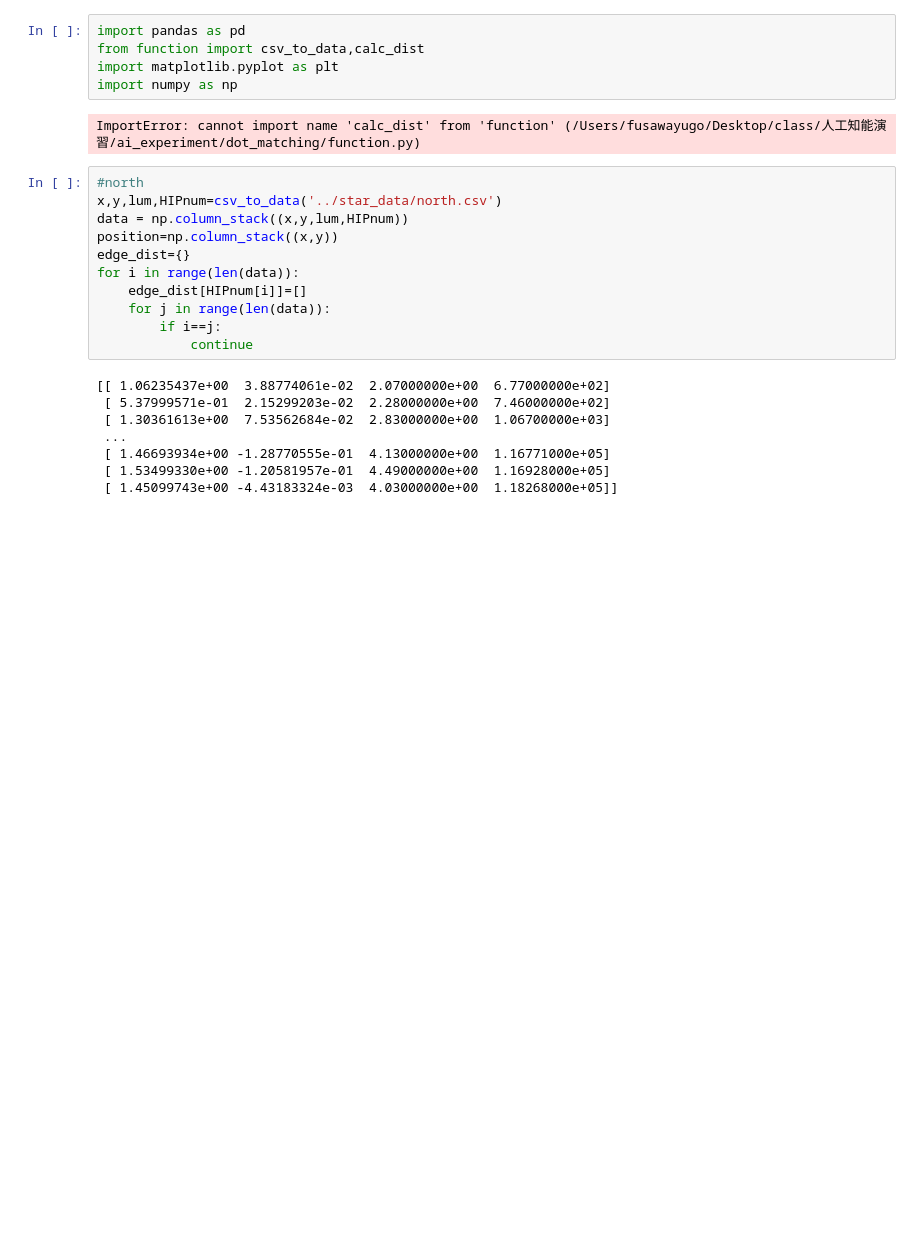
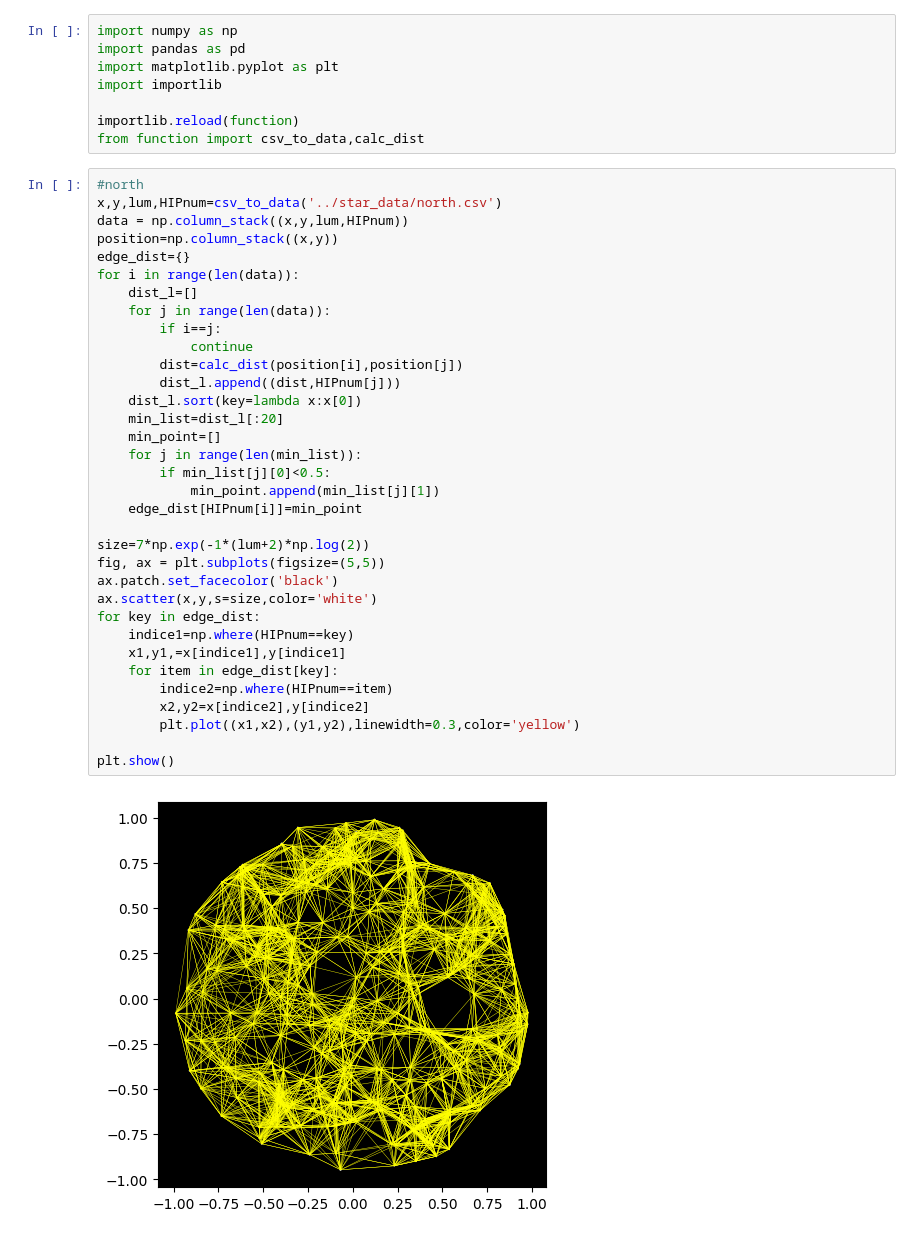
Before and after one commit to fusawa-yugo/Star-Plot, a Jupyter notebook: dot_matching/edge_create.ipynb, the cells around one changed output. Drawn from its saved outputs; the diff is of its cells as text; blank space fills up the shorter version.

```diff
--- a/dot_matching/edge_create.ipynb
+++ b/dot_matching/edge_create.ipynb
@@ -1,26 +8,44 @@
 # %%
+import numpy as np
 import pandas as pd
+import matplotlib.pyplot as plt
+import importlib
+
+importlib.reload(function)
 from function import csv_to_data,calc_dist
-import matplotlib.pyplot as plt
-import numpy as np
-# %% [output]
-ImportError: cannot import name 'calc_dist' from 'function' (/Users/fusawayugo/Desktop/class/人工知能演習/ai_experiment/dot_matching/function.py)
-# %%
-#north
-x,y,lum,HIPnum=csv_to_data('../star_data/north.csv')
-data = np.column_stack((x,y,lum,HIPnum))
-position=np.column_stack((x,y))
-edge_dist={}
-for i in range(len(data)):
-    edge_dist[HIPnum[i]]=[]
-    for j in range(len(data)):
-        if i==j:
-            continue
-# %% [output]
-[[ 1.06235437e+00  3.88774061e-02  2.07000000e+00  6.77000000e+02]
- [ 5.37999571e-01  2.15299203e-02  2.28000000e+00  7.46000000e+02]
- [ 1.30361613e+00  7.53562684e-02  2.83000000e+00  1.06700000e+03]
- ...
- [ 1.46693934e+00 -1.28770555e-01  4.13000000e+00  1.16771000e+05]
- [ 1.53499330e+00 -1.20581957e-01  4.49000000e+00  1.16928000e+05]
- [ 1.45099743e+00 -4.43183324e-03  4.03000000e+00  1.18268000e+05]]
+# %%
+#north
+x,y,lum,HIPnum=csv_to_data('../star_data/north.csv')
+data = np.column_stack((x,y,lum,HIPnum))
+position=np.column_stack((x,y))
+edge_dist={}
+for i in range(len(data)):
+    dist_l=[]
+    for j in range(len(data)):
+        if i==j:
+            continue
+        dist=calc_dist(position[i],position[j])
+        dist_l.append((dist,HIPnum[j]))
+    dist_l.sort(key=lambda x:x[0])
+    min_list=dist_l[:20]
+    min_point=[]
+    for j in range(len(min_list)):
+        if min_list[j][0]<0.5:
+            min_point.append(min_list[j][1])
+    edge_dist[HIPnum[i]]=min_point
+
+size=7*np.exp(-1*(lum+2)*np.log(2))
+fig, ax = plt.subplots(figsize=(5,5))
+ax.patch.set_facecolor('black')
+ax.scatter(x,y,s=size,color='white')
+for key in edge_dist:
+    indice1=np.where(HIPnum==key)
+    x1,y1,=x[indice1],y[indice1]
+    for item in edge_dist[key]:
+        indice2=np.where(HIPnum==item)
+        x2,y2=x[indice2],y[indice2]
+        plt.plot((x1,x2),(y1,y2),linewidth=0.3,color='yellow')
+
+plt.show()
+# %% [output]
+[figure, added]
```
Also changed, not shown: parts of 4 cells of this notebook, 4 other files.
